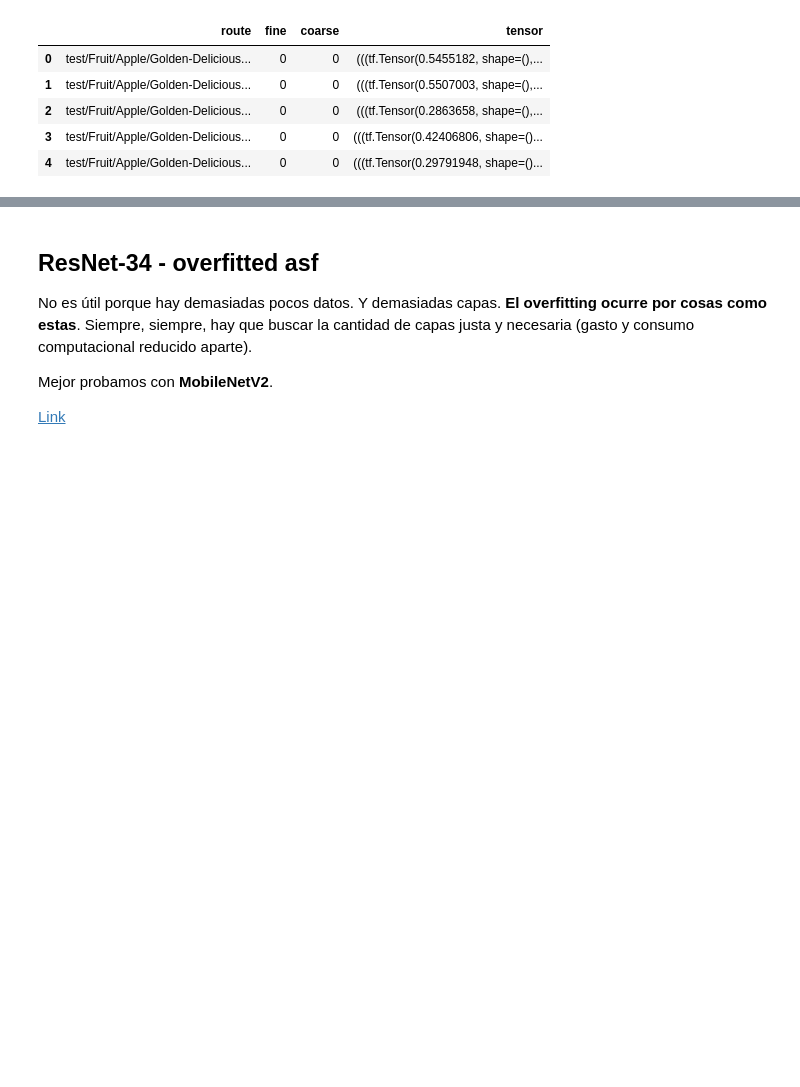
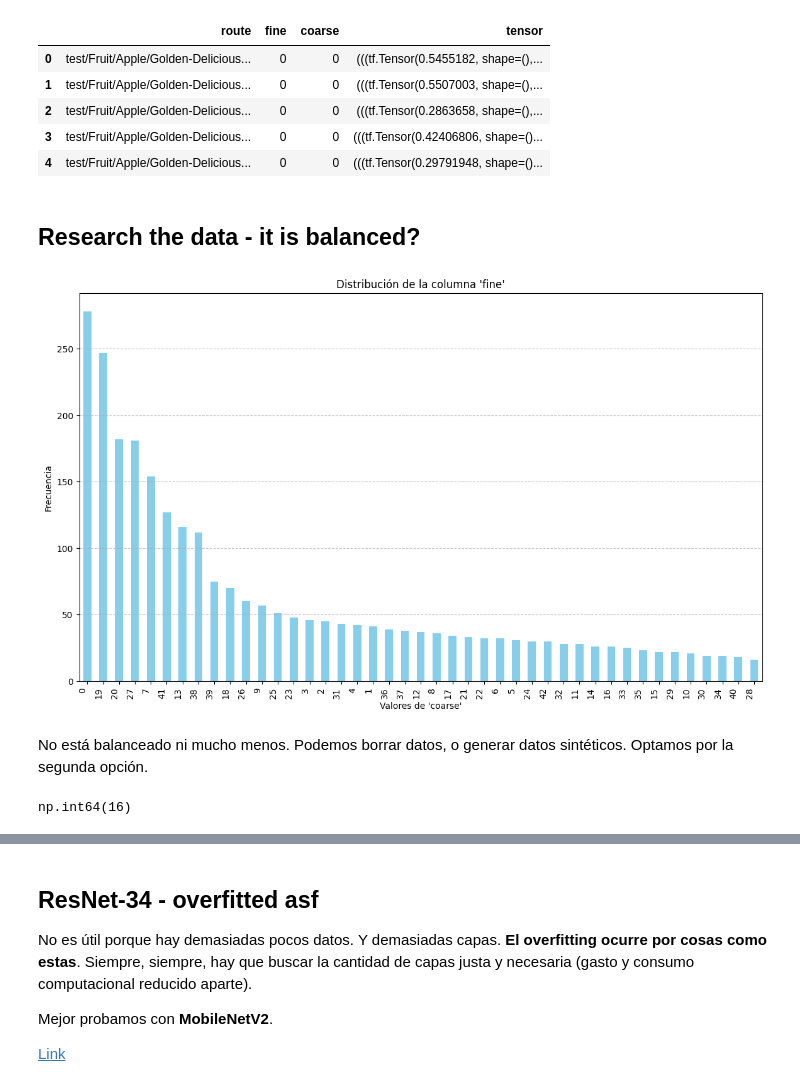
Before and after one commit to jmartinpizarro/smartcart, a Jupyter notebook: cnn_model/main.ipynb, the cells around one changed output, grey strips where cells are left out. Saved outputs shown, nothing was run; the diff lists cells and outputs as text; code cells hidden in the pictures; blank space fills up the shorter version.

```diff
--- a/cnn_model/main.ipynb
+++ b/cnn_model/main.ipynb
@@ -97,3 +97,35 @@ df_test.head()
 | 2 | test/Fruit/Apple/Golden-Delicious... | 0 | 0 | (((tf.Tensor(0.2863658, shape=(),... |
 | 3 | test/Fruit/Apple/Golden-Delicious... | 0 | 0 | (((tf.Tensor(0.42406806, shape=()... |
 | 4 | test/Fruit/Apple/Golden-Delicious... | 0 | 0 | (((tf.Tensor(0.29791948, shape=()... |
+# %% [markdown]
+## Research the data - it is balanced?
+# %%
+import matplotlib.pyplot as plt
+import pandas as pd
+
+def plot_fine_distribution(df):
+    if "fine" not in df.columns:
+        raise ValueError("El DataFrame no contiene la columna 'fine'")
+
+    value_counts = df["coarse"].value_counts()
+
+    plt.figure(figsize=(14, 8))
+    value_counts.plot(kind="bar", color="skyblue")
+    plt.xlabel("Valores de 'coarse'")
+    plt.ylabel("Frecuencia")
+    plt.title("Distribución de la columna 'fine'")
+    plt.xticks(rotation=90, ha='right')
+    plt.grid(axis='y', linestyle='--', alpha=0.7)
+    plt.show()
+# %%
+plot_fine_distribution(df)
+# %% [output]
+[figure, added]
+# %% [markdown]
+No está balanceado ni mucho menos. Podemos borrar datos, o generar datos sintéticos. Optamos por la segunda opción.
+# %%
+class_counts = df['coarse'].value_counts()
+min_class_count = class_counts.min()  # Número mínimo de instancias en una clase
+min_class_count
+# %% [output]
+np.int64(16)
```
Also changed, not shown: parts of 5 cells of this notebook, 1 other file.
